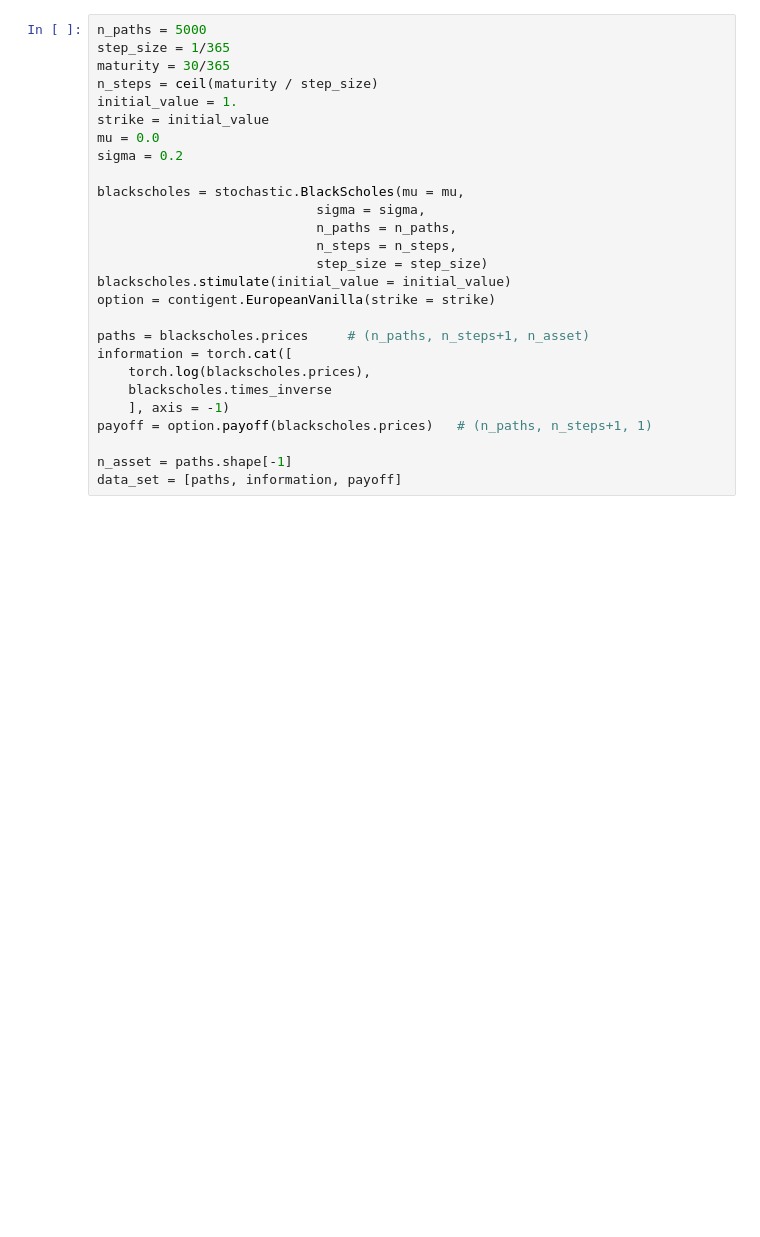
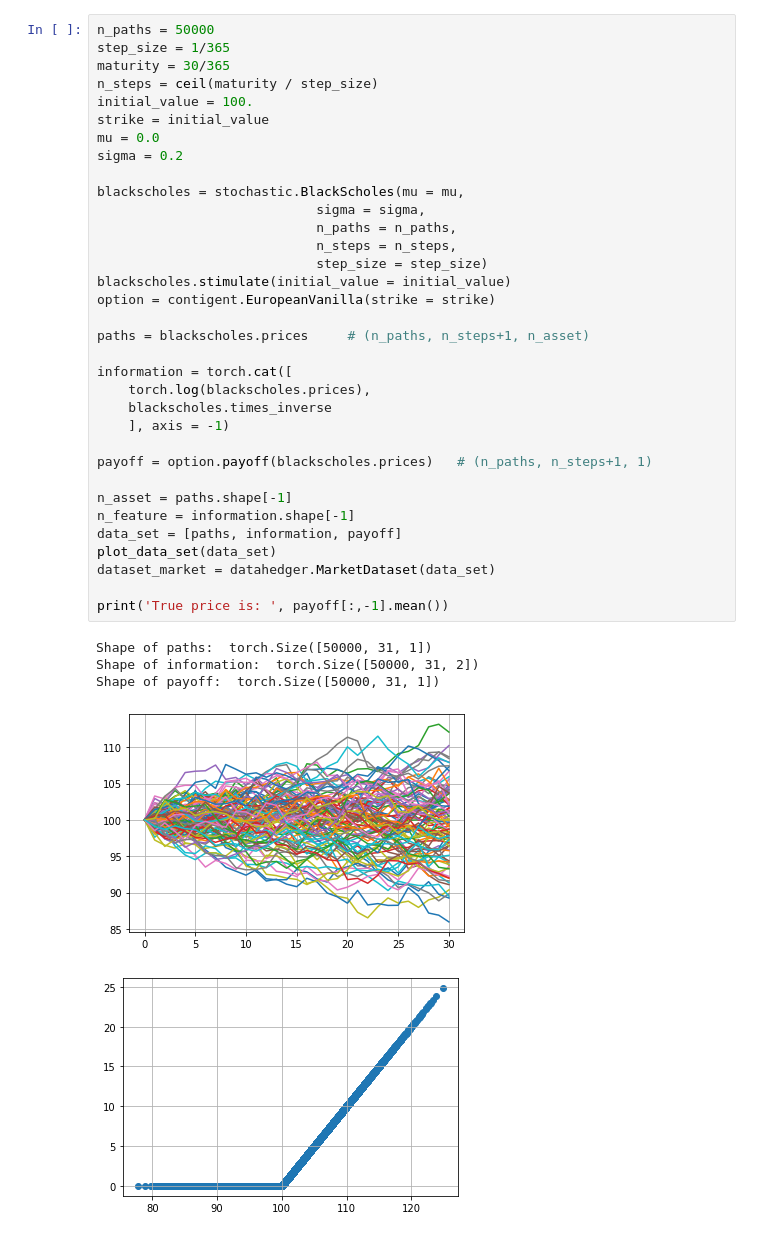
Before and after one commit to justinhou95/NeuralHedge, a Jupyter notebook: deepefficienthedge.ipynb, the cells around one changed output. Saved outputs shown, nothing was run; the diff lists cells and outputs as text; blank space fills up the shorter version.

```diff
--- a/deepefficienthedge.ipynb
+++ b/deepefficienthedge.ipynb
@@ -20,27 +41,40 @@ torch.manual_seed(1)
 # %%
-n_paths = 5000
+n_paths = 50000
 step_size = 1/365
 maturity = 30/365
 n_steps = ceil(maturity / step_size)
-initial_value = 1.
+initial_value = 100.
 strike = initial_value
 mu = 0.0
 sigma = 0.2
 
 blackscholes = stochastic.BlackScholes(mu = mu,
                             sigma = sigma,
                             n_paths = n_paths,
                             n_steps = n_steps,
                             step_size = step_size)
 blackscholes.stimulate(initial_value = initial_value)
 option = contigent.EuropeanVanilla(strike = strike)
 
 paths = blackscholes.prices     # (n_paths, n_steps+1, n_asset)
+
 information = torch.cat([
     torch.log(blackscholes.prices),
     blackscholes.times_inverse
     ], axis = -1)
+
 payoff = option.payoff(blackscholes.prices)   # (n_paths, n_steps+1, 1)
 
 n_asset = paths.shape[-1]
+n_feature = information.shape[-1]
 data_set = [paths, information, payoff]
+plot_data_set(data_set)
+dataset_market = datahedger.MarketDataset(data_set)
+
+print('True price is: ', payoff[:,-1].mean())
+# %% [output]
+Shape of paths:  torch.Size([50000, 31, 1])
+Shape of information:  torch.Size([50000, 31, 2])
+Shape of payoff:  torch.Size([50000, 31, 1])
+[figure, added]
+[figure, added]
```
Also changed, not shown: parts of 6 cells of this notebook, 2 other files.
